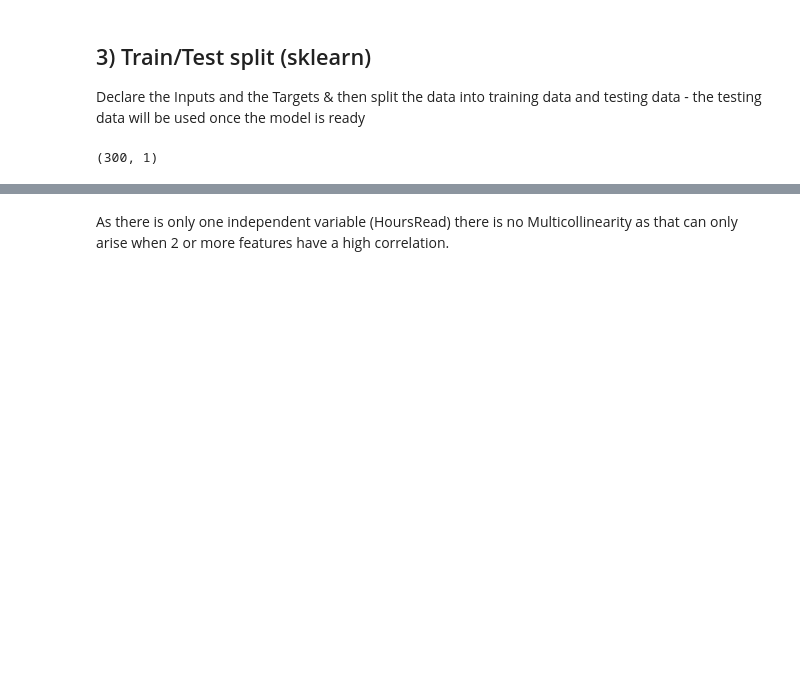
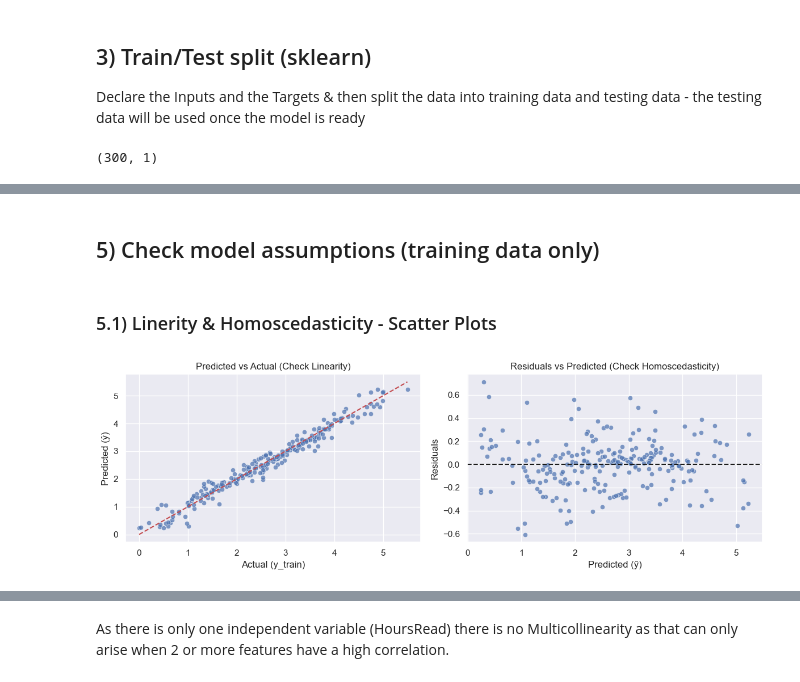
Before and after one commit to Lillian-Elek-Data/ML-with-Python, a Jupyter notebook: Simple Linear Regression/Number of Books Read - SLR.ipynb, the cells around one changed output, grey strips where cells are left out. Drawn from its saved outputs; the diff is of its cells as text; code cells hidden in the pictures; blank space fills up the shorter version.

```diff
--- a/Simple Linear Regression/Number of Books Read - SLR.ipynb
+++ b/Simple Linear Regression/Number of Books Read - SLR.ipynb
@@ -175,0 +228,38 @@ x_train, x_test, y_train, y_test = train_test_split(inputs_matrix, targets, test
+# %% [markdown]
+## 5) Check model assumptions (training data only)
+# %% [markdown]
+### 5.1) Linerity & Homoscedasticity - Scatter Plots
+# %%
+# Fit Model on TRAINING Data
+reg = LinearRegression()
+reg.fit(x_train, y_train)
+
+# Predict on training data
+y_hat_train = reg.predict(x_train)
+
+# Compute residuals
+residuals = y_train - y_hat_train
+
+# Linearity & Homoscedasticity
+fig, axes = plt.subplots(1, 2, figsize=(12,4))
+
+# Linearity: Scatter plot of predicted vs actual
+sns.scatterplot(x=y_train, y=y_hat_train, ax=axes[0], alpha=0.7)
+axes[0].plot([y_train.min(), y_train.max()],
+             [y_train.min(), y_train.max()],
+             'r--')
+axes[0].set_title('Predicted vs Actual (Check Linearity)')
+axes[0].set_xlabel('Actual (y_train)')
+axes[0].set_ylabel('Predicted (ŷ)')
+
+# Homoscedasticity: Residuals vs predicted
+sns.scatterplot(x=y_hat_train, y=residuals, ax=axes[1], alpha=0.7)
+axes[1].axhline(0, color='k', ls='--')
+axes[1].set_title('Residuals vs Predicted (Check Homoscedasticity)')
+axes[1].set_xlabel('Predicted (ŷ)')
+axes[1].set_ylabel('Residuals')
+
+plt.tight_layout()
+plt.show()
+# %% [output]
+[figure, added]
```
Also changed, not shown: parts of 29 cells of this notebook.
